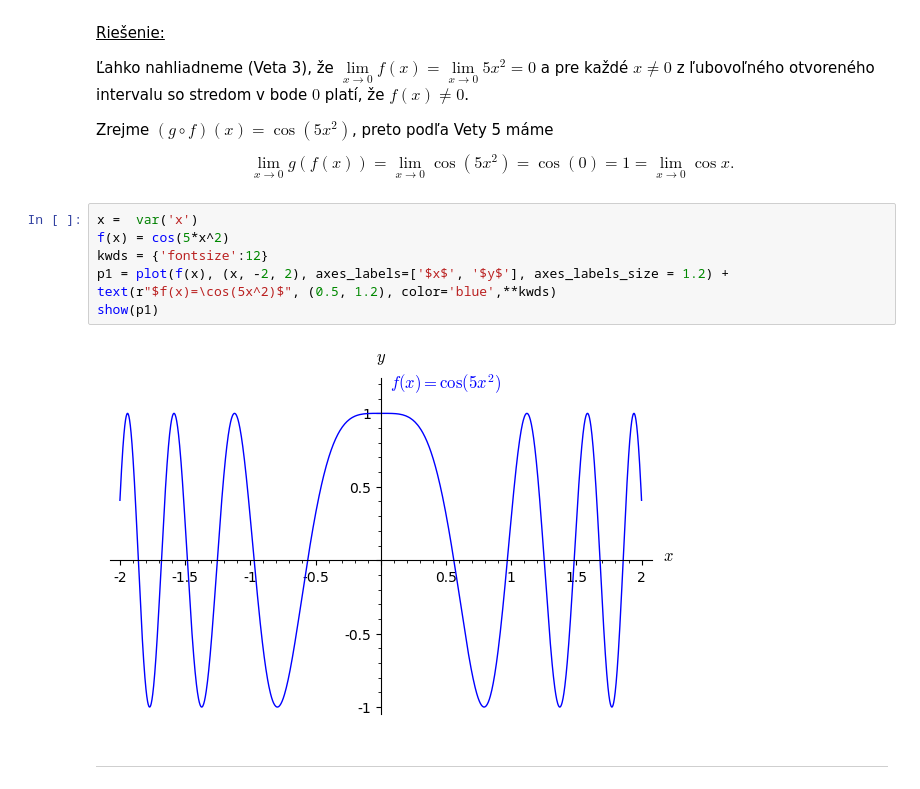
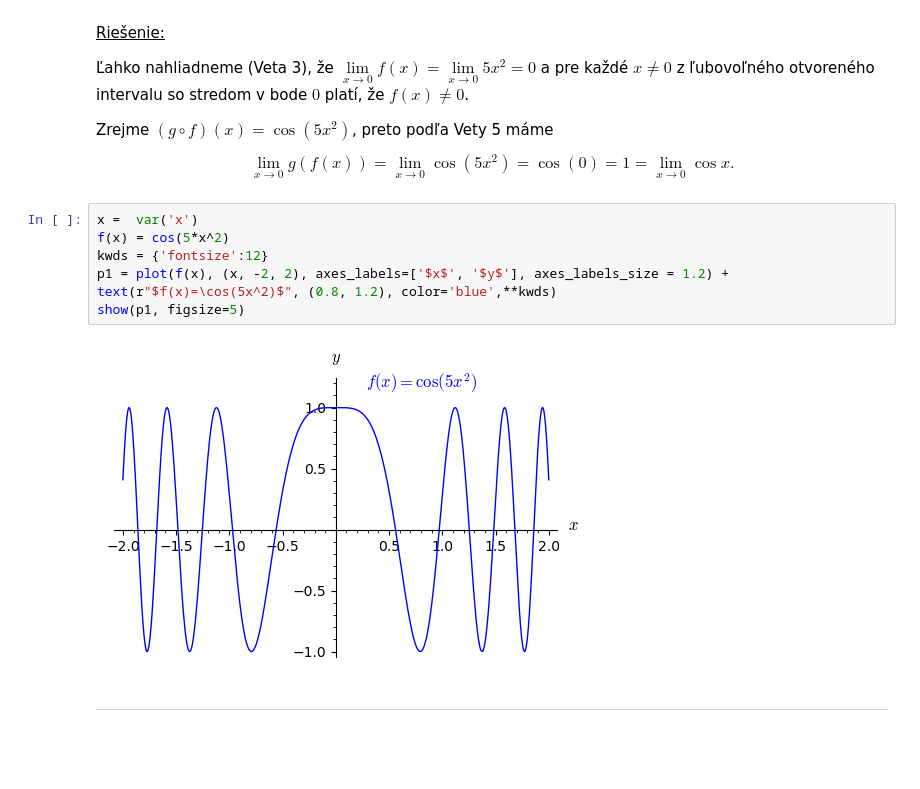
Before and after one commit to SamuelHanusic/MTIb, a Jupyter notebook: MTIb/Tema1/MTIbTema1LimitaFunkcie.ipynb, the cells around one changed output. Saved outputs shown, nothing was run; the diff lists cells and outputs as text; blank space fills up the shorter version.

```diff
--- a/MTIb/Tema1/MTIbTema1LimitaFunkcie.ipynb
+++ b/MTIb/Tema1/MTIbTema1LimitaFunkcie.ipynb
@@ -570,11 +576,11 @@ $$\lim\limits_{x \to 0} g(f(x))=\lim\limits_{x \to 0} \cos(5x^2)=\cos(0)=1=\lim\
 # %%
 x =  var('x')
 f(x) = cos(5*x^2)
 kwds = {'fontsize':12}
-p1 = plot(f(x), (x, -2, 2), axes_labels=['$x$', '$y$'], axes_labels_size = 1.2) + text(r"$f(x)=\cos(5x^2)$", (0.5, 1.2), color='blue',**kwds)
-show(p1)
+p1 = plot(f(x), (x, -2, 2), axes_labels=['$x$', '$y$'], axes_labels_size = 1.2) + text(r"$f(x)=\cos(5x^2)$", (0.8, 1.2), color='blue',**kwds)
+show(p1, figsize=5)
 # %% [output]
-[figure, old version]
+[figure, new version]
 # %% [markdown]
 ---
 # %% [markdown]
```
Also changed, not shown: parts of 19 cells of this notebook, 9 other files.
